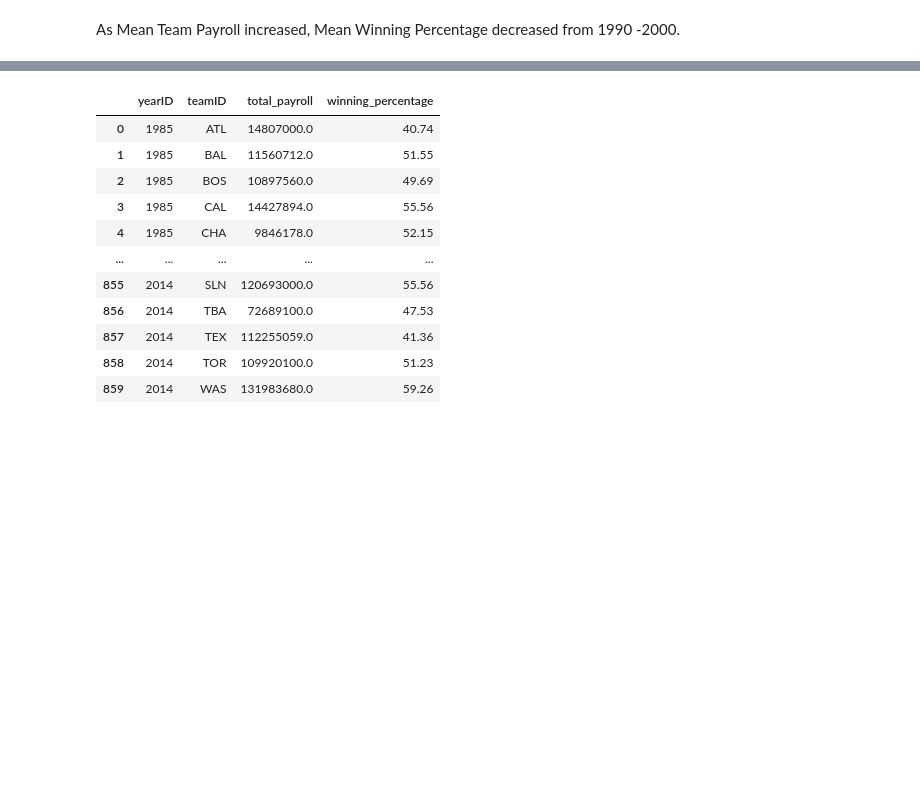
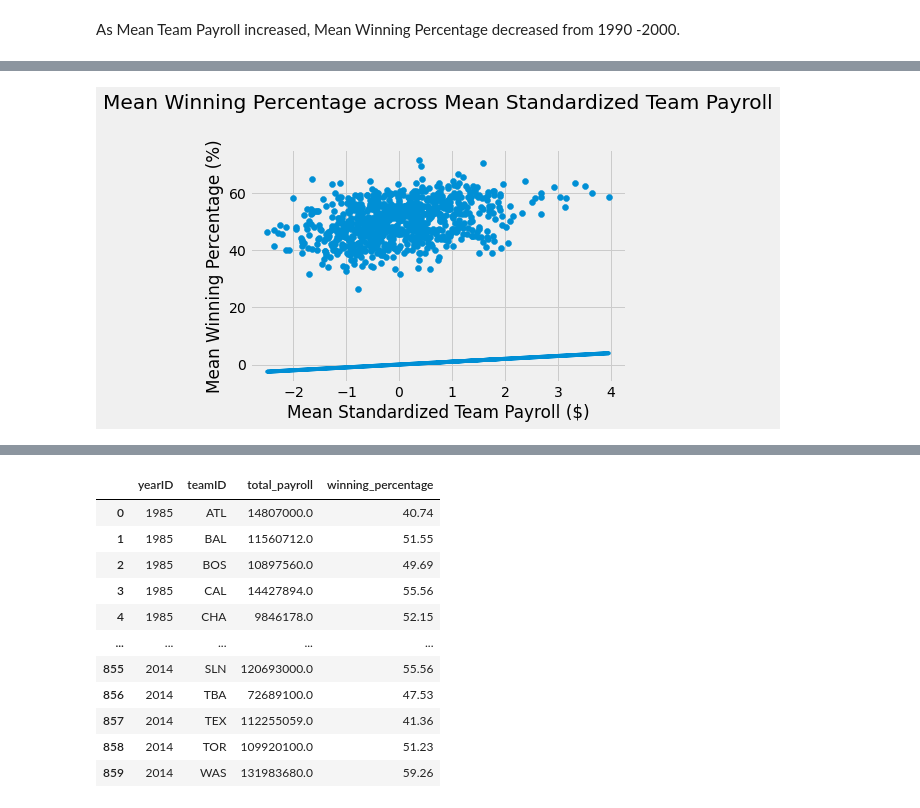
Before and after one commit to brutatoasta/320fall2022, a Jupyter notebook: project2/submit.ipynb, the cells around one changed output, grey strips where cells are left out. Drawn from its saved outputs; the diff is of its cells as text; code cells hidden in the pictures; blank space fills up the shorter version.

```diff
--- a/project2/submit.ipynb
+++ b/project2/submit.ipynb
@@ -222,0 +300,23 @@ q5_df.head(10)
+# %%
+# Axes formatting stuff
+xfmt = ScalarFormatter(useMathText = True, useOffset=False)
+yfmt = ScalarFormatter(useMathText = True, useOffset=False)
+colors =['red', 'blue','green','purple','yellow']
+# plot points
+plt.scatter(q5_df["standardized_payroll"], q5_df["winning_percentage"])
+# plot regression line
+
+m, b = np.polyfit(q5_df["standardized_payroll"], q5_df["standardized_payroll"], 1)
+plt.plot(q5_df["standardized_payroll"], m* q5_df["standardized_payroll"] +b)
+
+# Add descriptive texts
+plt.title(f"Mean Winning Percentage across Mean Standardized Team Payroll", pad=40)
+plt.gca().xaxis.set_major_formatter(xfmt)
+plt.gca().yaxis.set_major_formatter(yfmt)
+plt.xlabel("Mean Standardized Team Payroll ($)")
+plt.ylabel("Mean Winning Percentage (%)")
+
+
+plt.show()
+# %% [output]
+[figure, added]
```
Also changed, not shown: parts of 6 cells of this notebook.
